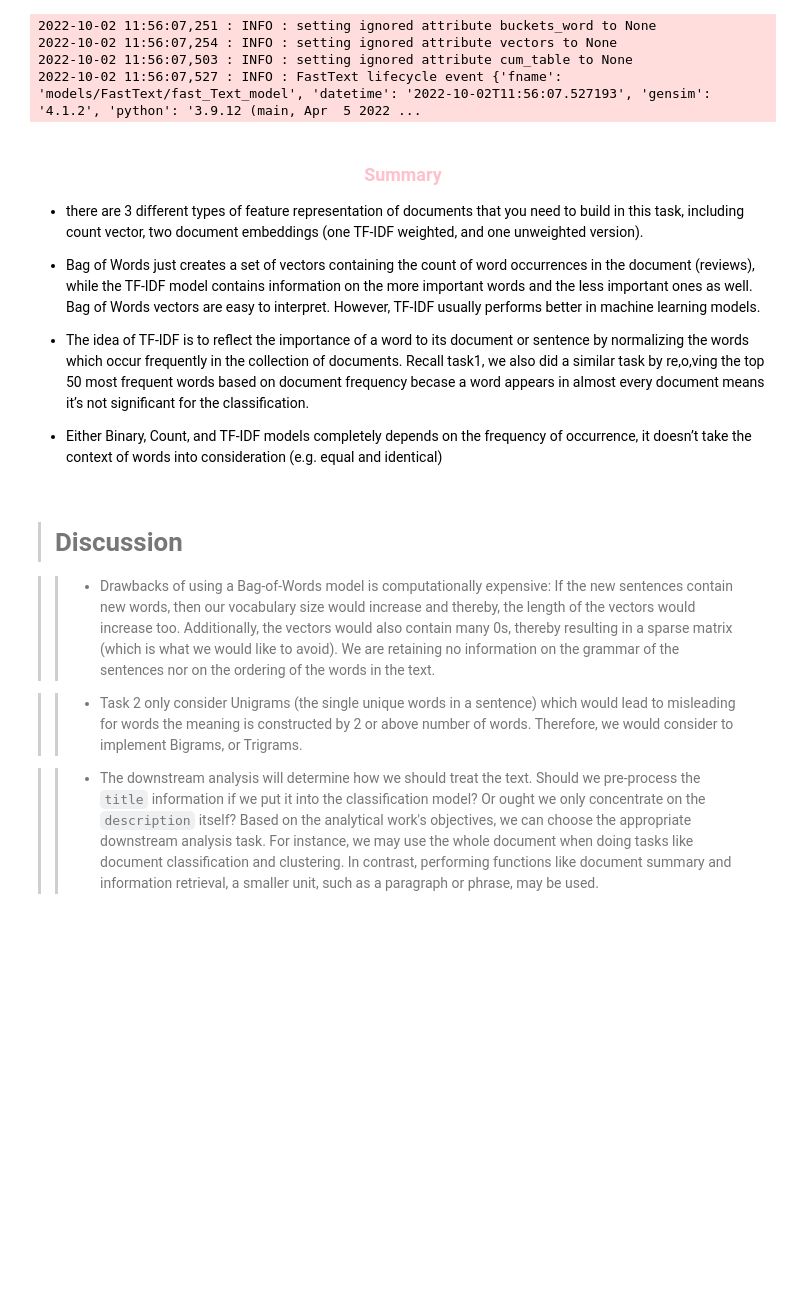
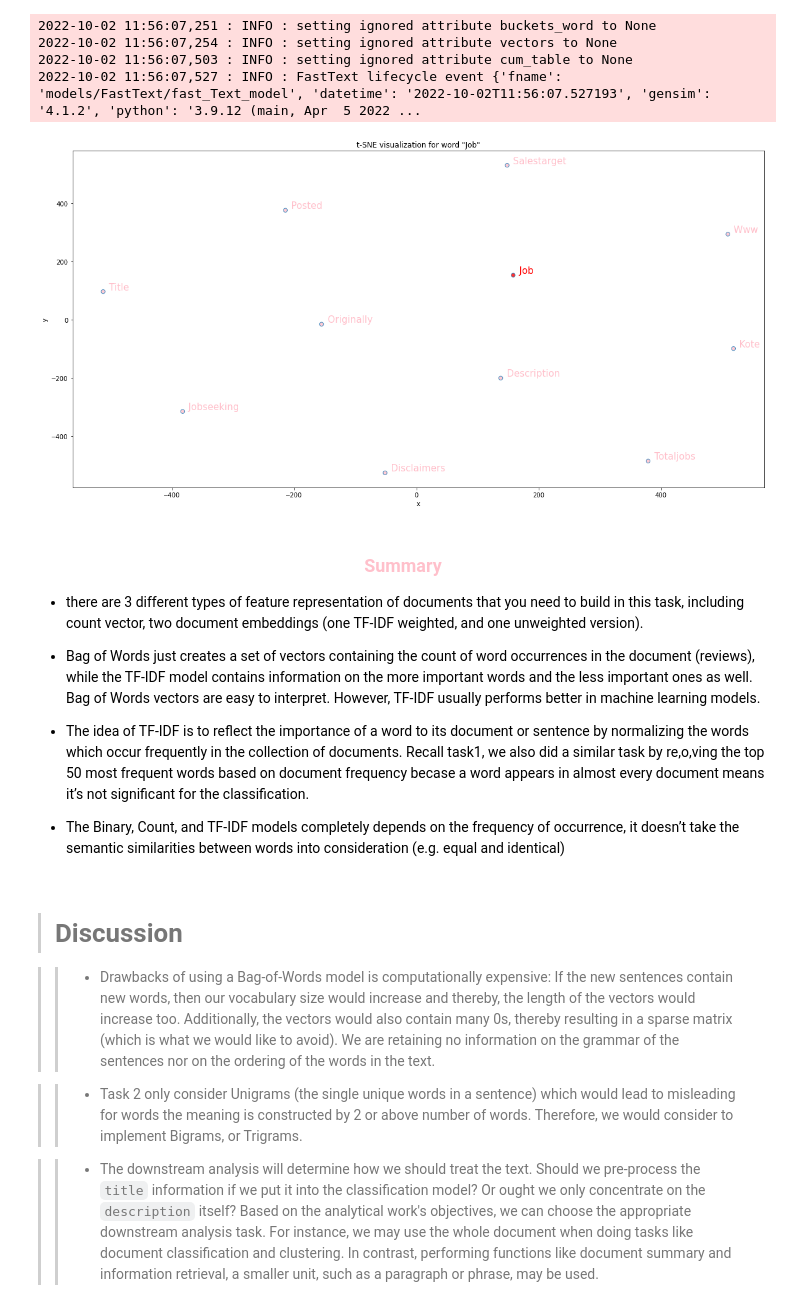
Before and after one commit to tnathu-ai/NLP-Job-Ad, a Jupyter notebook: task2_3.ipynb, the cells around one changed output. Cells and saved outputs as stored; diff of their text form; code cells hidden in the pictures; blank space fills up the shorter version.

```diff
--- a/task2_3.ipynb
+++ b/task2_3.ipynb
@@ -1075,3 +1088,7 @@ plotTSNE
+# %%
+tsne_plot_word('job', fast_Text_model)
+# %% [output]
+[figure, added]
 # %%
 import os
 
@@ -1091,7 +1108,7 @@ Bag of Words vectors are easy to interpret. However, TF-IDF usually performs bet
 
 + The idea of TF-IDF is to reflect the importance of a word to its document or sentence by normalizing the words which occur frequently in the collection of documents. Recall task1, we also did a similar task by re,o,ving the top 50 most frequent words based on document frequency becase a word appears in almost every document means it’s not significant for the classification.
 
-+ Either Binary, Count, and TF-IDF models completely depends on the frequency of occurrence, it doesn’t take the context of words into consideration (e.g. equal and identical)
++ The Binary, Count, and TF-IDF models completely depends on the frequency of occurrence, it doesn’t take the semantic similarities between words into consideration (e.g. equal and identical)
 # %% [markdown]
 > # Discussion
 
```
Also changed, not shown: parts of 10 cells of this notebook, 1 other file.
